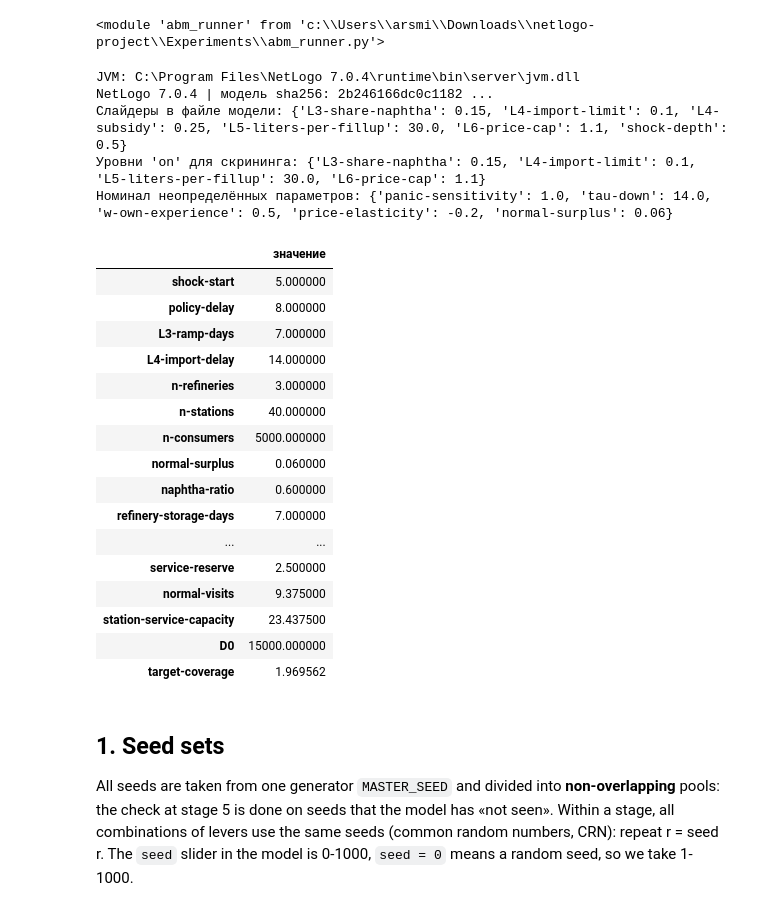
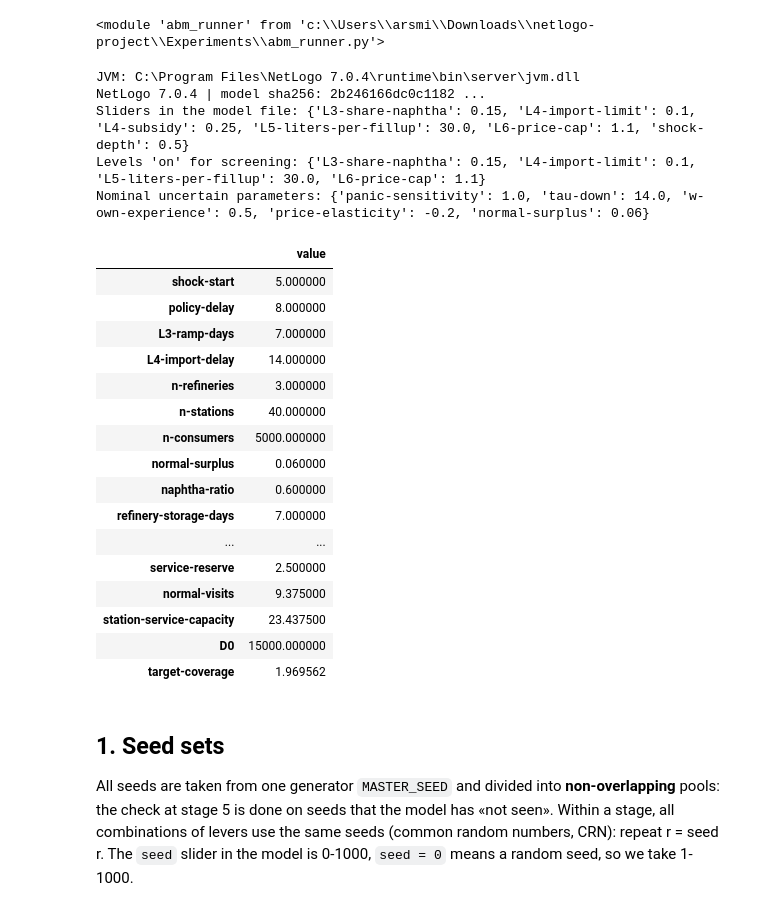
Before and after one commit to adsm1rnov/netlogo-experiment, a Jupyter notebook: 00_setup.ipynb, the cells around one changed output. Drawn from its saved outputs; the diff is of its cells as text; code cells hidden in the pictures.

```diff
--- a/00_setup.ipynb
+++ b/00_setup.ipynb
@@ -110,42 +108,46 @@ if str(Path.cwd()) not in sys.path:
 # writing down model version for further check
 MODEL_SHA256 = hashlib.sha256(MODEL_PATH.read_bytes()).hexdigest()
 
 # setting up the base configuration for the model run
 BASE_CFG = {"netlogo_home": NETLOGO_HOME, "model_path": str(MODEL_PATH.resolve()),
             "jvmargs": JVM_ARGS, "jvm_path": ar.find_jvm(NETLOGO_HOME),
             "horizon": HORIZON, "checkpoints": CHECKPOINTS}
 print("JVM:", BASE_CFG["jvm_path"])
 
 # connecting to NetLogo
 link = ar.make_link(BASE_CFG)
 NETLOGO_VERSION = link.report("netlogo-version")
 print("NetLogo", NETLOGO_VERSION, "| model sha256:", MODEL_SHA256[:16], "...")
 
 # reading the default values of sliders (levers) and all constants after `setup`
-slider_vals = dict(zip(ar.SLIDERS, np.atleast_1d(link.report(ar.nl_list(ar.SLIDERS))).tolist()))
-INTERFACE_DEFAULTS = {sw: False for sw in ar.SWITCHES} | slider_vals   # P0: все переключатели off
+slider_vals = dict(zip(ar.SLIDERS, np.atleast_1d(
+    link.report(ar.nl_list(ar.SLIDERS))).tolist()))
+# P0: all switches off, sliders at default values
+INTERFACE_DEFAULTS = {sw: False for sw in ar.SWITCHES} | slider_vals
 INTERFACE_DEFAULTS["shock-depth"] = SHOCK_MID
 if LEVER_ON is None:
     LEVER_ON = {k: slider_vals[k] for k in LEVER_RANGES}
 print("Sliders in the model file:", slider_vals)
 print("Levels 'on' for screening:", LEVER_ON)
 
 # constants are read after `setup` to get the nominal values of uncertain parameters
-link.command(" ".join(f"set {k} {ar.nl_value(v)}" for k, v in INTERFACE_DEFAULTS.items()) + " set seed 1 setup")
+link.command(" ".join(f"set {k} {ar.nl_value(v)}" for k,
+             v in INTERFACE_DEFAULTS.items()) + " set seed 1 setup")
 CONSTANTS = dict(zip(ar.CONSTANT_REPORTERS,
                      np.atleast_1d(link.report(ar.nl_list(ar.CONSTANT_REPORTERS))).tolist()))
 NOMINAL_UNC = {k: CONSTANTS[k] for k in ar.UNCERTAIN}
 print("Nominal uncertain parameters:", NOMINAL_UNC)
 
-CFG = BASE_CFG | {"interface_defaults": INTERFACE_DEFAULTS, "nominal_uncertain": NOMINAL_UNC}
+CFG = BASE_CFG | {"interface_defaults": INTERFACE_DEFAULTS,
+                  "nominal_uncertain": NOMINAL_UNC}
 pd.Series(CONSTANTS, name="value").to_frame()
 # %% [output]
 JVM: C:\Program Files\NetLogo 7.0.4\runtime\bin\server\jvm.dll
-NetLogo 7.0.4 | модель sha256: 2b246166dc0c1182 ...
-Слайдеры в файле модели: {'L3-share-naphtha': 0.15, 'L4-import-limit': 0.1, 'L4-subsidy': 0.25, 'L5-liters-per-fillup': 30.0, 'L6-price-cap': 1.1, 'shock-depth': 0.5}
-Уровни 'on' для скрининга: {'L3-share-naphtha': 0.15, 'L4-import-limit': 0.1, 'L5-liters-per-fillup': 30.0, 'L6-price-cap': 1.1}
-Номинал неопределённых параметров: {'panic-sensitivity': 1.0, 'tau-down': 14.0, 'w-own-experience': 0.5, 'price-elasticity': -0.2, 'normal-surplus': 0.06}
+NetLogo 7.0.4 | model sha256: 2b246166dc0c1182 ...
+Sliders in the model file: {'L3-share-naphtha': 0.15, 'L4-import-limit': 0.1, 'L4-subsidy': 0.25, 'L5-liters-per-fillup': 30.0, 'L6-price-cap': 1.1, 'shock-depth': 0.5}
+Levels 'on' for screening: {'L3-share-naphtha': 0.15, 'L4-import-limit': 0.1, 'L5-liters-per-fillup': 30.0, 'L6-price-cap': 1.1}
+Nominal uncertain parameters: {'panic-sensitivity': 1.0, 'tau-down': 14.0, 'w-own-experience': 0.5, 'price-elasticity': -0.2, 'normal-surplus': 0.06}
-|  | значение |
+|  | value |
 | shock-start | 5.000000 |
 | policy-delay | 8.000000 |
 | L3-ramp-days | 7.000000 |
```
Also changed, not shown: parts of 25 cells of this notebook, 2 other files.
